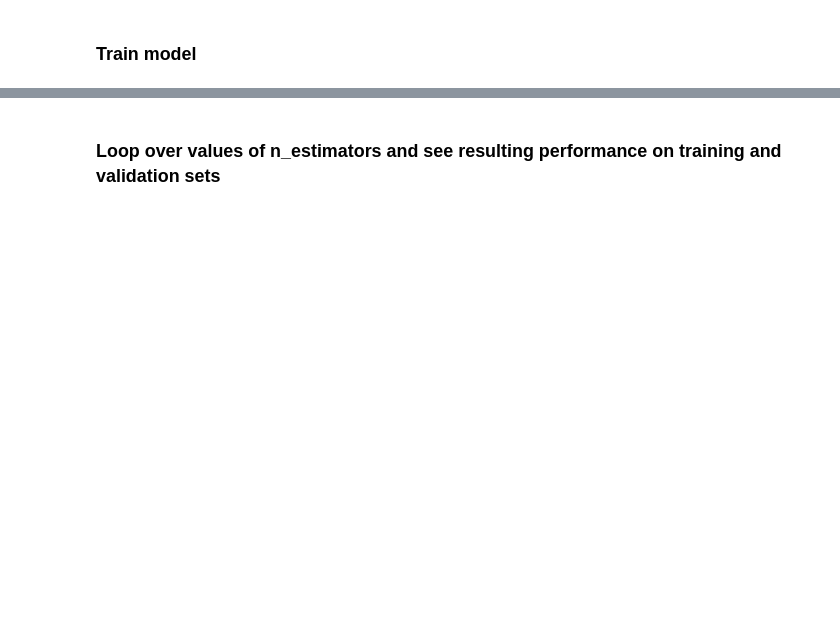
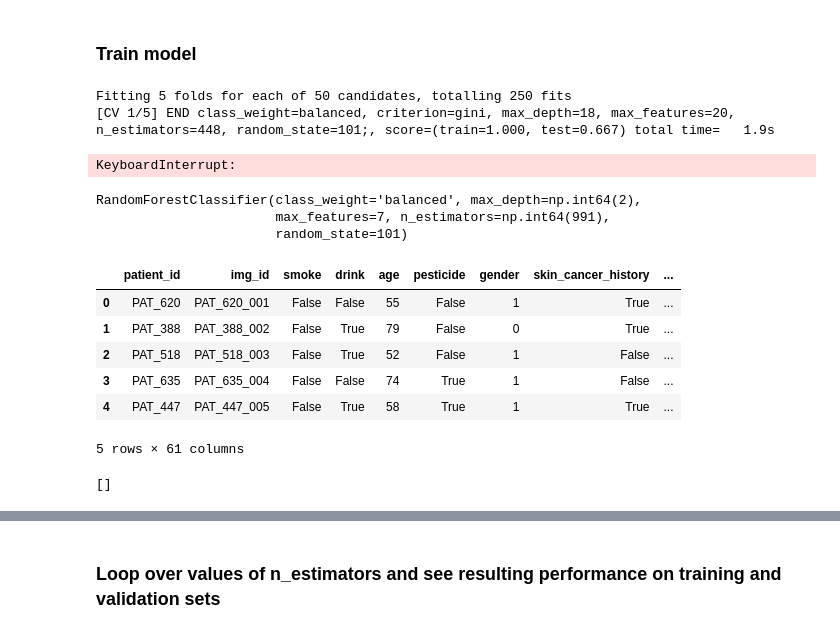
Before and after one commit to harmony-lebovic/image-classifier, a Jupyter notebook: image-classifier.ipynb, the cells around one changed output, grey strips where cells are left out. Cells and saved outputs as stored; diff of their text form; code cells hidden in the pictures; blank space fills up the shorter version.

Commit message:
Start pipeline

```diff
--- a/image-classifier.ipynb
+++ b/image-classifier.ipynb
@@ -380,5 +381,36 @@ X_test_clean = X_test_clean[X_dev_clean.columns]
 # %% [markdown]
 ### Train model
+# %%
+from sklearn.pipeline import Pipeline
+
+# Split data by patient ID (help from Claude)
+train_idx, val_idx = next(GroupShuffleSplit(n_splits=1, train_size=0.8, random_state=SEED).split(X_dev_clean, y_dev_clean, groups))
+X_train = X_dev_clean.iloc[train_idx]
+X_val = X_dev_clean.iloc[val_idx]
+y_train = y_dev_clean.iloc[train_idx]
+y_val = y_dev_clean.iloc[val_idx]
+
+# Define pipeline
+pipeline = Pipeline([
+    ('scale', MinMaxScaler(feature_range=(0,1))),
+    ('search', forest_searcher),
+])
+
+# Fit pipeline on training data
+pipeline.fit(X_train, y_train)
+# %% [output]
+Fitting 5 folds for each of 50 candidates, totalling 250 fits
+[CV 1/5] END class_weight=balanced, criterion=gini, max_depth=18, max_features=20, n_estimators=448, random_state=101;, score=(train=1.000, test=0.667) total time=   1.9s
+KeyboardInterrupt:
+# %%
+# Refit best model on development set (help from Claude)
+best_params = forest_searcher.best_params_
+random_forest.set_params(**best_params)
+random_forest.fit(pipeline[:-1].transform(X_dev_clean), y_dev_clean)  # transform with scaler only
+# %% [output]
+RandomForestClassifier(class_weight='balanced', max_depth=np.int64(2),
+                       max_features=7, n_estimators=np.int64(991),
+                       random_state=101)
 # %%
 # Split development set into training and validation sets
 X_train, X_val, y_train, y_val = sklearn.model_selection.train_test_split(
@@ -396,0 +423,44 @@ X_train, X_val, y_train, y_val = sklearn.model_selection.train_test_split(
+# %%
+X_dev.head()
+# %% [output]
+|  | patient_id | img_id | smoke | drink | age | pesticide | gender | skin_cancer_history | ... |
+| 0 | PAT_620 | PAT_620_001 | False | False | 55 | False | 1 | True | ... |
+| 1 | PAT_388 | PAT_388_002 | False | True | 79 | False | 0 | True | ... |
+| 2 | PAT_518 | PAT_518_003 | False | True | 52 | False | 1 | False | ... |
+| 3 | PAT_635 | PAT_635_004 | False | False | 74 | True | 1 | False | ... |
+| 4 | PAT_447 | PAT_447_005 | False | True | 58 | True | 1 | True | ... |
+5 rows × 61 columns
+# %%
+from sklearn.model_selection import GroupShuffleSplit
+
+# Generate groups patient ids
+pat_ids = X_dev['patient_id'].drop_duplicates()
+pat_ids['group'] = range(0, len(pat_ids))
+
+x_train_groupings = pd.merge(X_dev, pat_ids, on=['patient_id'], how='left')
+
+# Extract groups
+groups = x_train_groupings['patient_id'].values
+
+# Split using GroupShuffleSplit
+split = GroupShuffleSplit(n_splits=1, train_size=0.8, random_state=SEED)
+split.get_n_splits()
+
+# Capture training and validation indices
+train_idx, val_idx = next(split.split(X_dev, y_dev, groups))
+
+# Separate training and validation sets
+X_train = X_dev.iloc[train_idx]
+X_val = X_dev.iloc[val_idx]
+y_train = y_dev.iloc[train_idx]
+y_val = y_dev.iloc[val_idx]
+
+# Capture groupings in training and validation sets
+train_groups = groups[train_idx]
+val_groups = groups[val_idx]
+
+# Determine if there are any overlapping groups
+shared_groups = list(set(train_groups) & set(val_groups))
+print(shared_groups)
+# %% [output]
+[]
```
Also changed, not shown: parts of 24 cells of this notebook.
